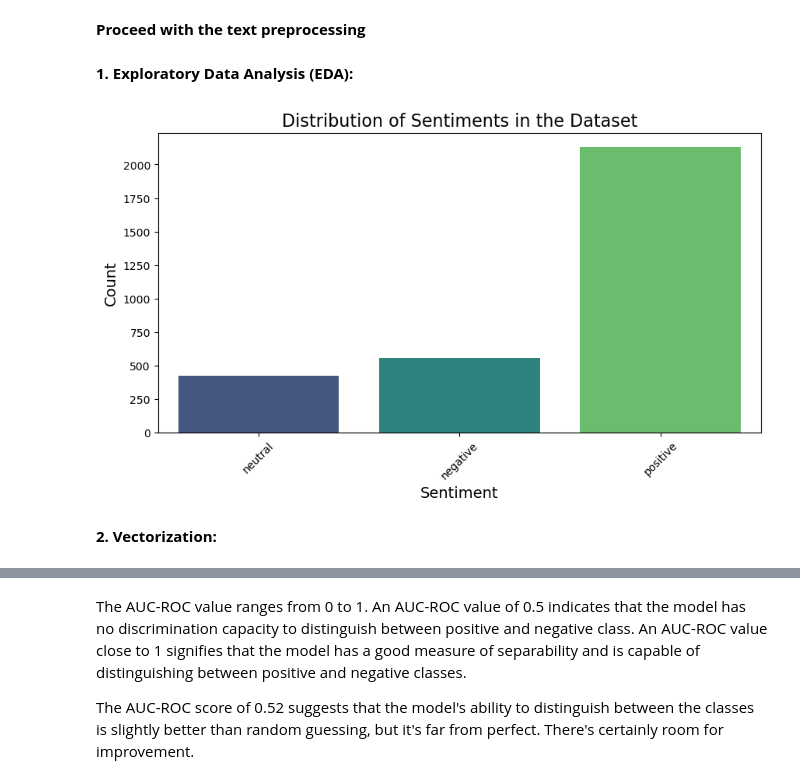
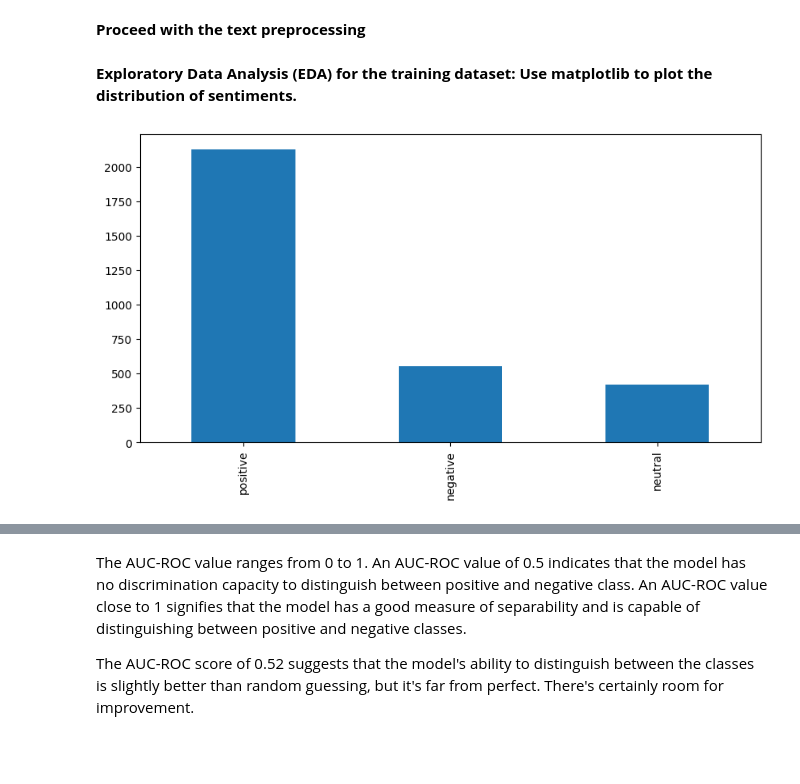
Before and after one commit to TAlkam/Sentiment-Analysis-on-Drug-Reviews, a Jupyter notebook: Sentiment_Analysis.ipynb, the cells around one changed output, grey strips where cells are left out. Drawn from its saved outputs; the diff is of its cells as text; code cells hidden in the pictures; blank space fills up the shorter version.

```diff
--- a/Sentiment_Analysis.ipynb
+++ b/Sentiment_Analysis.ipynb
@@ -132,20 +134,12 @@ train_df['combined_review'] = (train_df['benefitsReview'].fillna('') + ' ' +
 test_df['combined_review'] = (test_df['benefitsReview'].fillna('') + ' ' +
                               test_df['sideEffectsReview'].fillna('') + ' ' +
                               test_df['commentsReview'].fillna('')).apply(preprocess_text)
-# %% [markdown]
-**1. Exploratory Data Analysis (EDA):**
-# %%
-import seaborn as sns
-import matplotlib.pyplot as plt
-
-plt.figure(figsize=(10, 5))
-sns.countplot(data=train_df, x='sentiment', palette='viridis')
-plt.xlabel('Sentiment', fontsize=14)
-plt.ylabel('Count', fontsize=14)
-plt.title('Distribution of Sentiments in the Dataset', fontsize=16)
-plt.xticks(rotation=45)
-plt.show()
-# %% [output]
-[figure, removed]
-# %% [markdown]
-**2. Vectorization:**
+# %% [markdown]
+**Exploratory Data Analysis (EDA) for the training dataset: Use matplotlib to plot the distribution of sentiments.**
+# %%
+# Distribution of sentiments
+plt.figure(figsize=(10,5))
+train_df.sentiment.value_counts().plot(kind='bar')
+plt.show()
+# %% [output]
+[figure, added]
```
Also changed, not shown: parts of 56 cells of this notebook.
